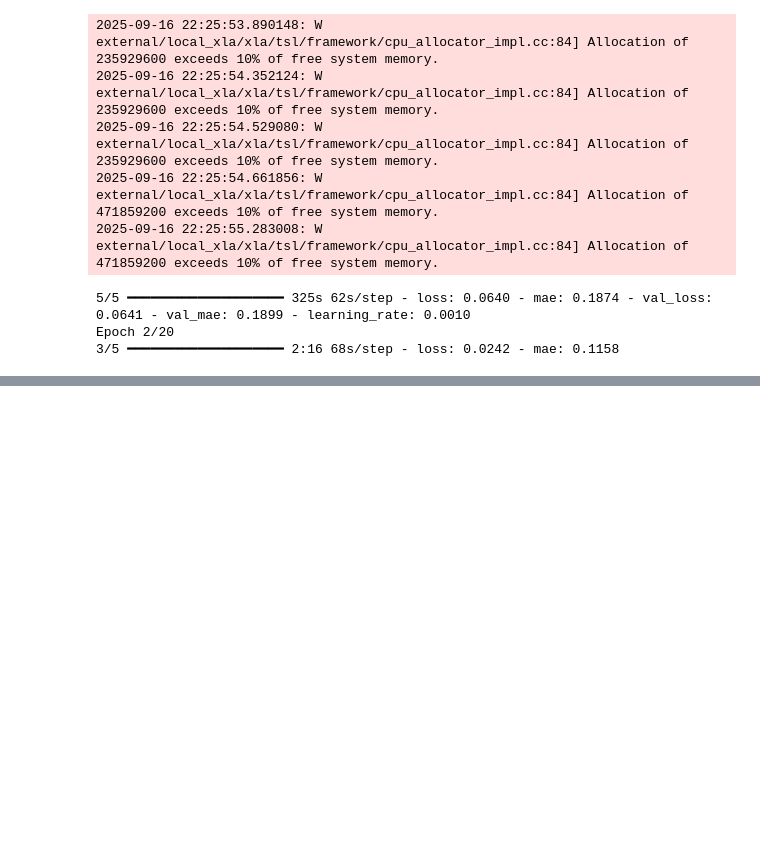
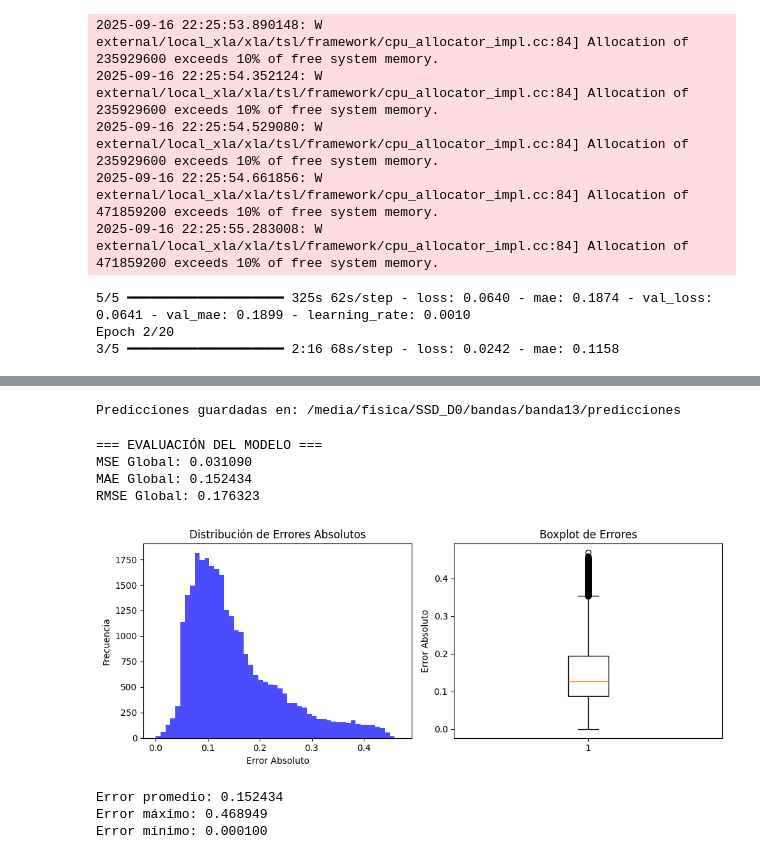
Before and after one commit to alwos19/monografia_esp_cd, a Jupyter notebook: pilt_13.ipynb, the cells around one changed output, grey strips where cells are left out. Drawn from its saved outputs; the diff is of its cells as text; code cells hidden in the pictures; blank space fills up the shorter version.

```diff
--- a/pilt_13.ipynb
+++ b/pilt_13.ipynb
@@ -341,0 +553,67 @@ Epoch 2/20
+# %%
+# Guardar algunas predicciones como archivos .npy
+import os
+
+# Crear directorio para guardar predicciones
+pred_dir = '/media/fisica/SSD_D0/bandas/banda13/predicciones'
+if not os.path.exists(pred_dir):
+    os.makedirs(pred_dir)
+
+# Guardar algunas predicciones
+for i in range(min(10, len(predictions))):
+    # Guardar imagen original
+    np.save(os.path.join(pred_dir, f'entrada_{i}.npy'), X_test[i].squeeze())
+
+    # Guardar imagen real
+    np.save(os.path.join(pred_dir, f'real_{i}.npy'), y_test[i].squeeze())
+
+    # Guardar predicción
+    np.save(os.path.join(pred_dir, f'predicha_{i}.npy'), predictions[i].squeeze())
+
+print(f"Predicciones guardadas en: {pred_dir}")
+# %% [output]
+Predicciones guardadas en: /media/fisica/SSD_D0/bandas/banda13/predicciones
+# %%
+# Evaluación global del modelo
+print("=== EVALUACIÓN DEL MODELO ===")
+
+# Métricas globales
+mse_global = np.mean((y_test - predictions)**2)
+mae_global = np.mean(np.abs(y_test - predictions))
+rmse_global = np.sqrt(mse_global)
+
+print(f"MSE Global: {mse_global:.6f}")
+print(f"MAE Global: {mae_global:.6f}")
+print(f"RMSE Global: {rmse_global:.6f}")
+
+# Distribución de errores
+errores = np.abs(y_test - predictions).flatten()
+
+plt.figure(figsize=(10, 4))
+
+plt.subplot(1, 2, 1)
+plt.hist(errores, bins=50, alpha=0.7, color='blue')
+plt.title('Distribución de Errores Absolutos')
+plt.xlabel('Error Absoluto')
+plt.ylabel('Frecuencia')
+
+plt.subplot(1, 2, 2)
+plt.boxplot(errores)
+plt.title('Boxplot de Errores')
+plt.ylabel('Error Absoluto')
+
+plt.tight_layout()
+plt.show()
+
+print(f"Error promedio: {np.mean(errores):.6f}")
+print(f"Error máximo: {np.max(errores):.6f}")
+print(f"Error mínimo: {np.min(errores):.6f}")
+# %% [output]
+=== EVALUACIÓN DEL MODELO ===
+MSE Global: 0.031090
+MAE Global: 0.152434
+RMSE Global: 0.176323
+[figure, added]
+Error promedio: 0.152434
+Error máximo: 0.468949
+Error mínimo: 0.000100
```
Also changed, not shown: parts of 4 cells of this notebook.
